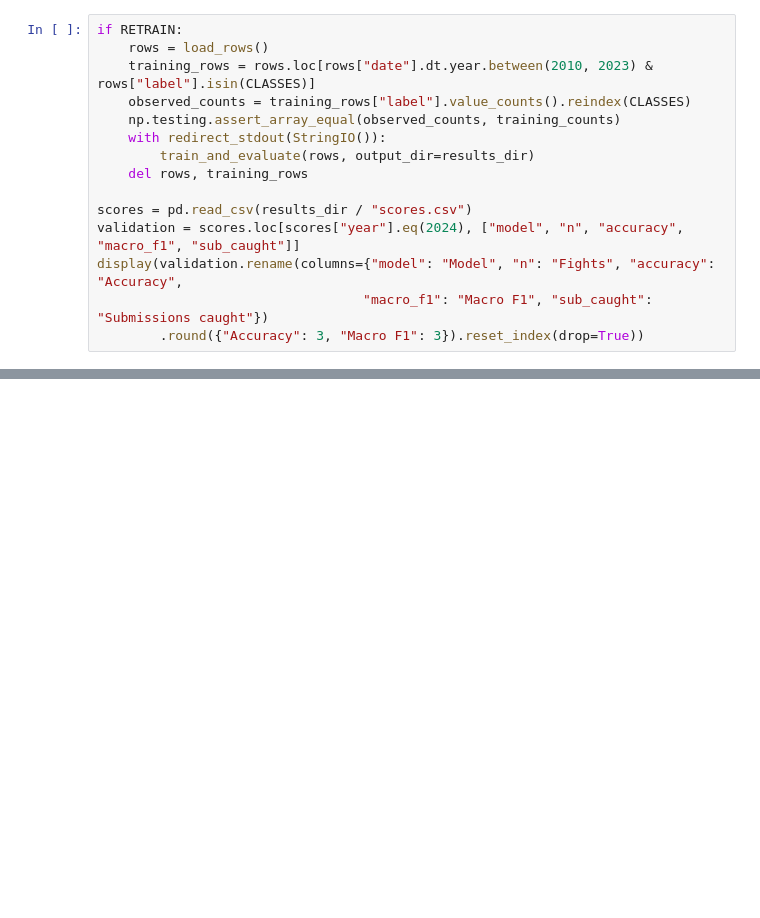
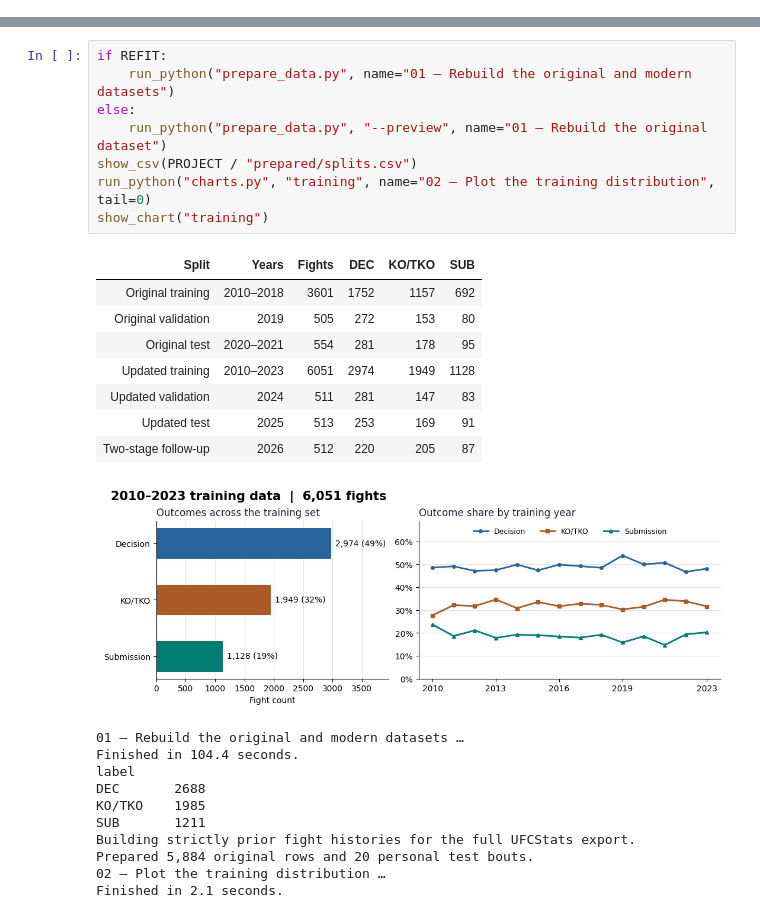
Before and after one commit to mauLanarhodes/4397-UFC-Method-Of-Victory, a Jupyter notebook: two_stage_predictor.ipynb, the cells around one changed output, grey strips where cells are left out. Drawn from its saved outputs; the diff is of its cells as text; blank space fills up the shorter version.

Commit message:
Put the full UFC prediction project in the Colab notebook

```diff
--- a/two_stage_predictor.ipynb
+++ b/two_stage_predictor.ipynb
@@ -107,15 +0,0 @@ The cell writes fresh results to a temporary directory so you can compare them w
-# %%
-if RETRAIN:
-    rows = load_rows()
-    training_rows = rows.loc[rows["date"].dt.year.between(2010, 2023) & rows["label"].isin(CLASSES)]
-    observed_counts = training_rows["label"].value_counts().reindex(CLASSES)
-    np.testing.assert_array_equal(observed_counts, training_counts)
-    with redirect_stdout(StringIO()):
-        train_and_evaluate(rows, output_dir=results_dir)
-    del rows, training_rows
-
-scores = pd.read_csv(results_dir / "scores.csv")
-validation = scores.loc[scores["year"].eq(2024), ["model", "n", "accuracy", "macro_f1", "sub_caught"]]
-display(validation.rename(columns={"model": "Model", "n": "Fights", "accuracy": "Accuracy",
-                                  "macro_f1": "Macro F1", "sub_caught": "Submissions caught"})
-        .round({"Accuracy": 3, "Macro F1": 3}).reset_index(drop=True))
@@ -245,0 +1185,28 @@ Verified 20 picks and 60 probabilities.
+# %%
+if REFIT:
+    run_python("prepare_data.py", name="01 — Rebuild the original and modern datasets")
+else:
+    run_python("prepare_data.py", "--preview", name="01 — Rebuild the original dataset")
+show_csv(PROJECT / "prepared/splits.csv")
+run_python("charts.py", "training", name="02 — Plot the training distribution", tail=0)
+show_chart("training")
+# %% [output]
+| Split | Years | Fights | DEC | KO/TKO | SUB |
+| Original training | 2010–2018 | 3601 | 1752 | 1157 | 692 |
+| Original validation | 2019 | 505 | 272 | 153 | 80 |
+| Original test | 2020–2021 | 554 | 281 | 178 | 95 |
+| Updated training | 2010–2023 | 6051 | 2974 | 1949 | 1128 |
+| Updated validation | 2024 | 511 | 281 | 147 | 83 |
+| Updated test | 2025 | 513 | 253 | 169 | 91 |
+| Two-stage follow-up | 2026 | 512 | 220 | 205 | 87 |
+[figure, added]
+01 — Rebuild the original and modern datasets …
+Finished in 104.4 seconds.
+label
+DEC       2688
+KO/TKO    1985
+SUB       1211
+Building strictly prior fight histories for the full UFCStats export.
+Prepared 5,884 original rows and 20 personal test bouts.
+02 — Plot the training distribution …
+Finished in 2.1 seconds.
```
Also changed, not shown: parts of 81 cells of this notebook.
